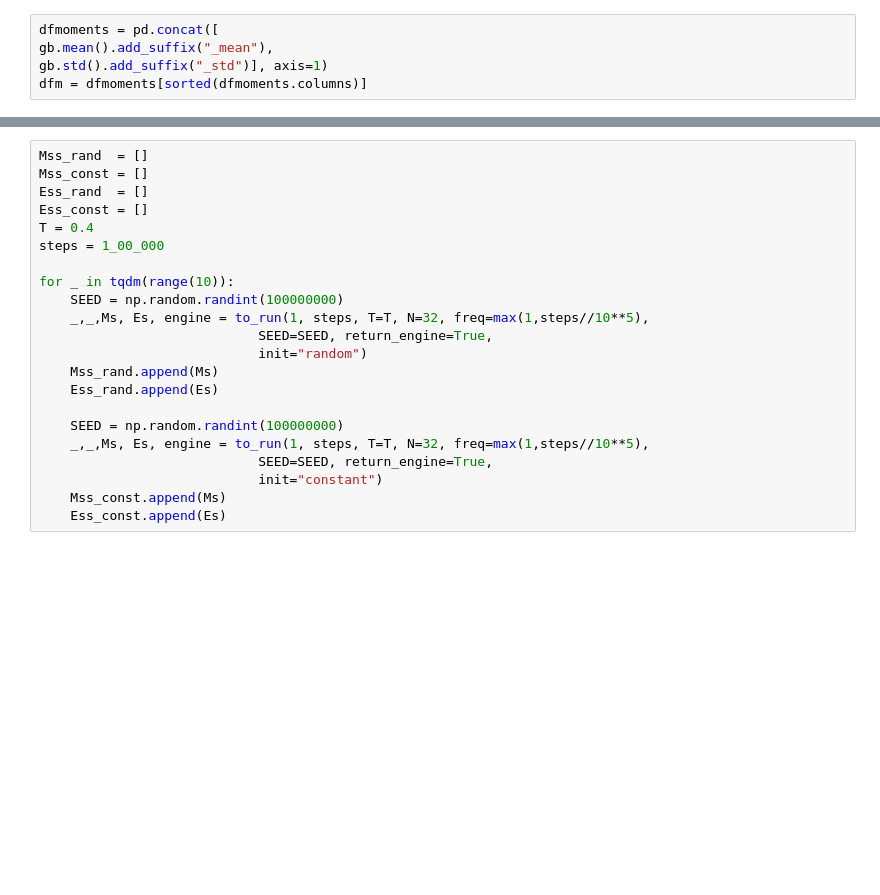
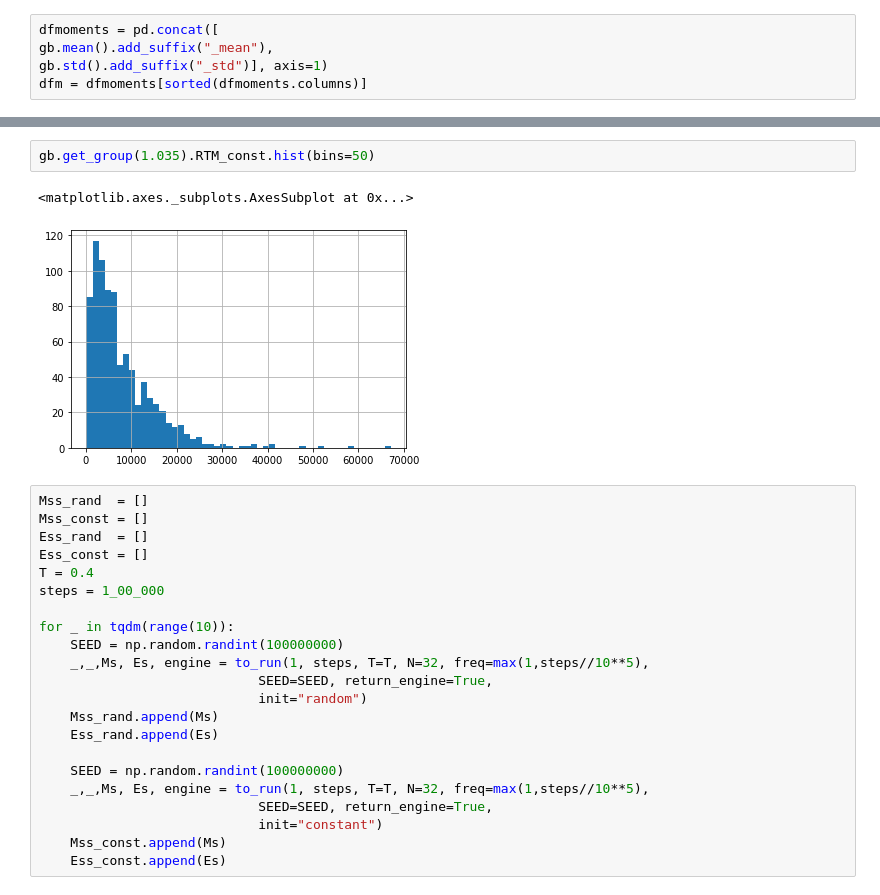
Before and after one commit to ashmat98/ising-model, a Jupyter notebook: python/relaxation-time.ipynb, the cells around one changed output, grey strips where cells are left out. Drawn from its saved outputs; the diff is of its cells as text; blank space fills up the shorter version.

```diff
--- a/python/relaxation-time.ipynb
+++ b/python/relaxation-time.ipynb
@@ -128,3 +172,8 @@ plt.minorticks_on()
+# %%
+gb.get_group(1.035).RTM_const.hist(bins=50)
+# %% [output]
+<matplotlib.axes._subplots.AxesSubplot at 0x...>
+[figure, added]
 # %%
 Mss_rand  = []
 Mss_const = []
```
Also changed, not shown: parts of 19 cells of this notebook.
